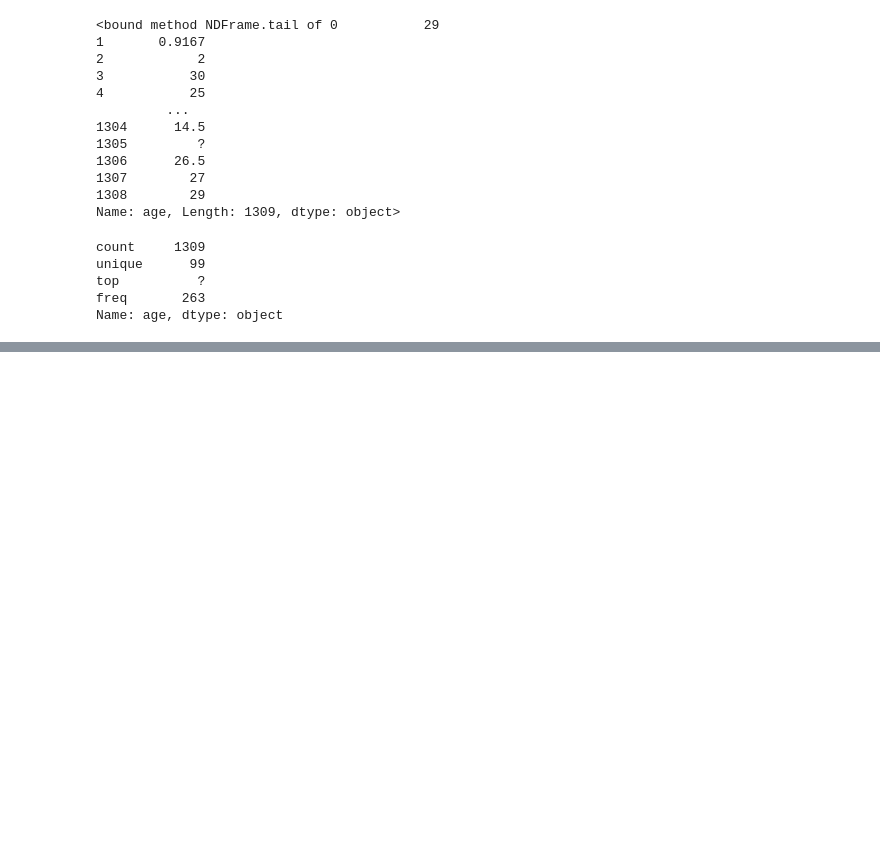
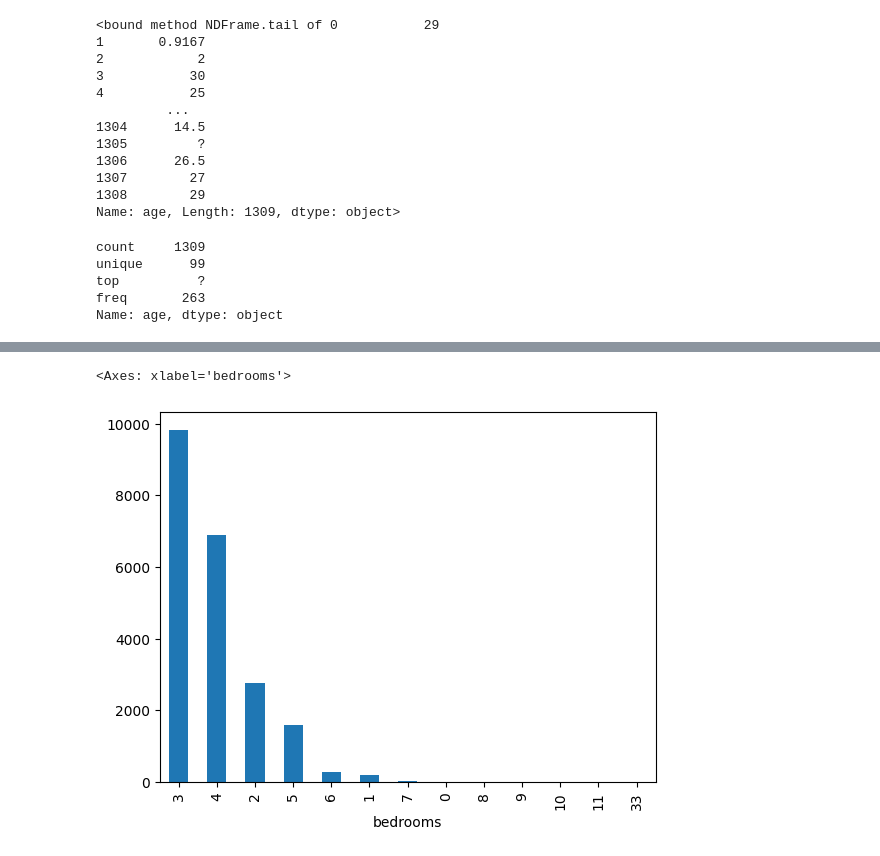
Before and after one commit to belacartaxo/data-analysis-and-visualization-masterclass, a Jupyter notebook: mod03-series-and-columns/series-and-columns.ipynb, the cells around one changed output, grey strips where cells are left out. Saved outputs shown, nothing was run; the diff lists cells and outputs as text; code cells hidden in the pictures; blank space fills up the shorter version.

```diff
--- a/mod03-series-and-columns/series-and-columns.ipynb
+++ b/mod03-series-and-columns/series-and-columns.ipynb
@@ -159,0 +364,5 @@ Name: age, dtype: object
+# %%
+hs.plot(kind='bar')
+# %% [output]
+<Axes: xlabel='bedrooms'>
+[figure, added]
```
Also changed, not shown: parts of 23 cells of this notebook, 1 other file.
